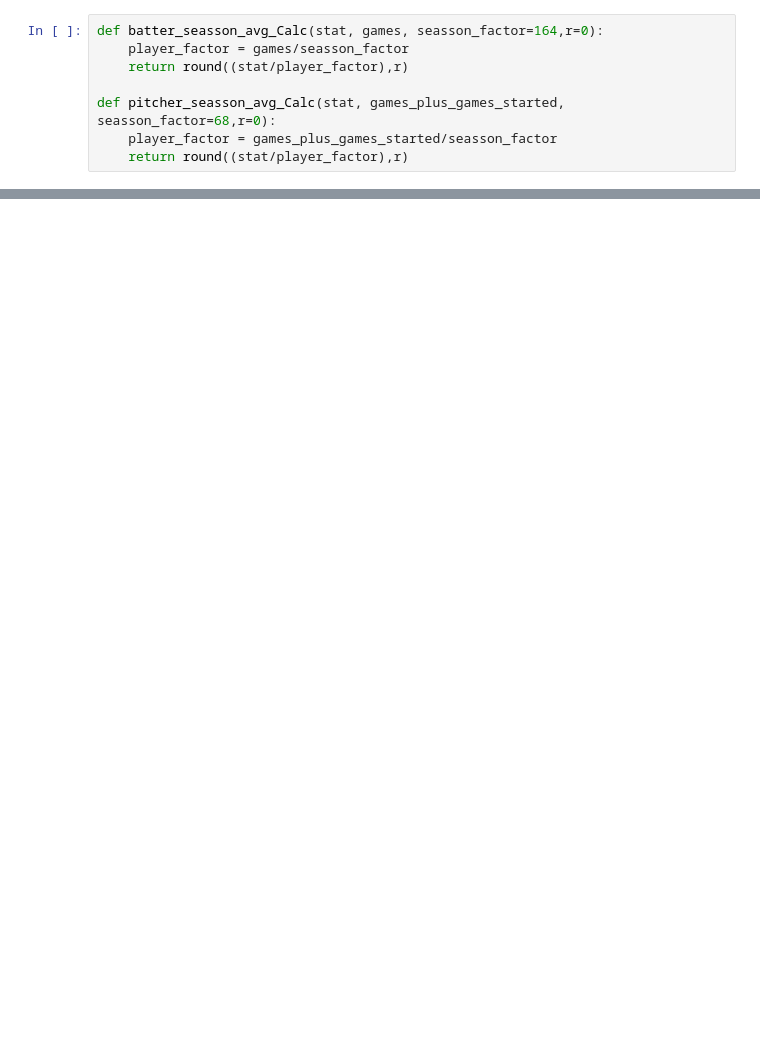
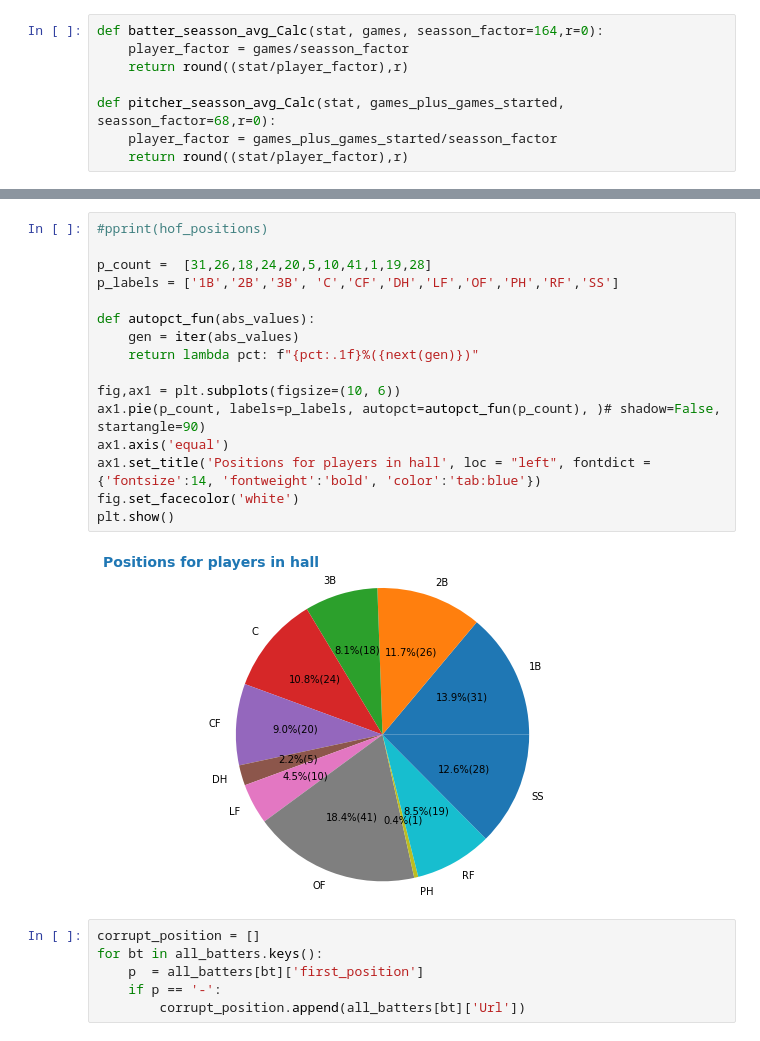
Before and after one commit to abel1927/DJ-MLB-Hall-Fame, a Jupyter notebook: Analysis/explore_data.ipynb, the cells around one changed output, grey strips where cells are left out. Cells and saved outputs as stored; diff of their text form; blank space fills up the shorter version.

```diff
--- a/Analysis/explore_data.ipynb
+++ b/Analysis/explore_data.ipynb
@@ -274,0 +330,24 @@ def pitcher_seasson_avg_Calc(stat, games_plus_games_started, seasson_factor=68,r
+# %%
+#pprint(hof_positions)
+
+p_count =  [31,26,18,24,20,5,10,41,1,19,28]
+p_labels = ['1B','2B','3B', 'C','CF','DH','LF','OF','PH','RF','SS']
+
+def autopct_fun(abs_values):
+    gen = iter(abs_values)
+    return lambda pct: f"{pct:.1f}%({next(gen)})"
+
+fig,ax1 = plt.subplots(figsize=(10, 6))
+ax1.pie(p_count, labels=p_labels, autopct=autopct_fun(p_count), )# shadow=False, startangle=90)
+ax1.axis('equal')
+ax1.set_title('Positions for players in hall', loc = "left", fontdict = {'fontsize':14, 'fontweight':'bold', 'color':'tab:blue'})
+fig.set_facecolor('white')
+plt.show()
+# %% [output]
+[figure, added]
+# %%
+corrupt_position = []
+for bt in all_batters.keys():
+    p  = all_batters[bt]['first_position']
+    if p == '-':
+        corrupt_position.append(all_batters[bt]['Url'])
```
Also changed, not shown: parts of 9 cells of this notebook, 1 other file.
